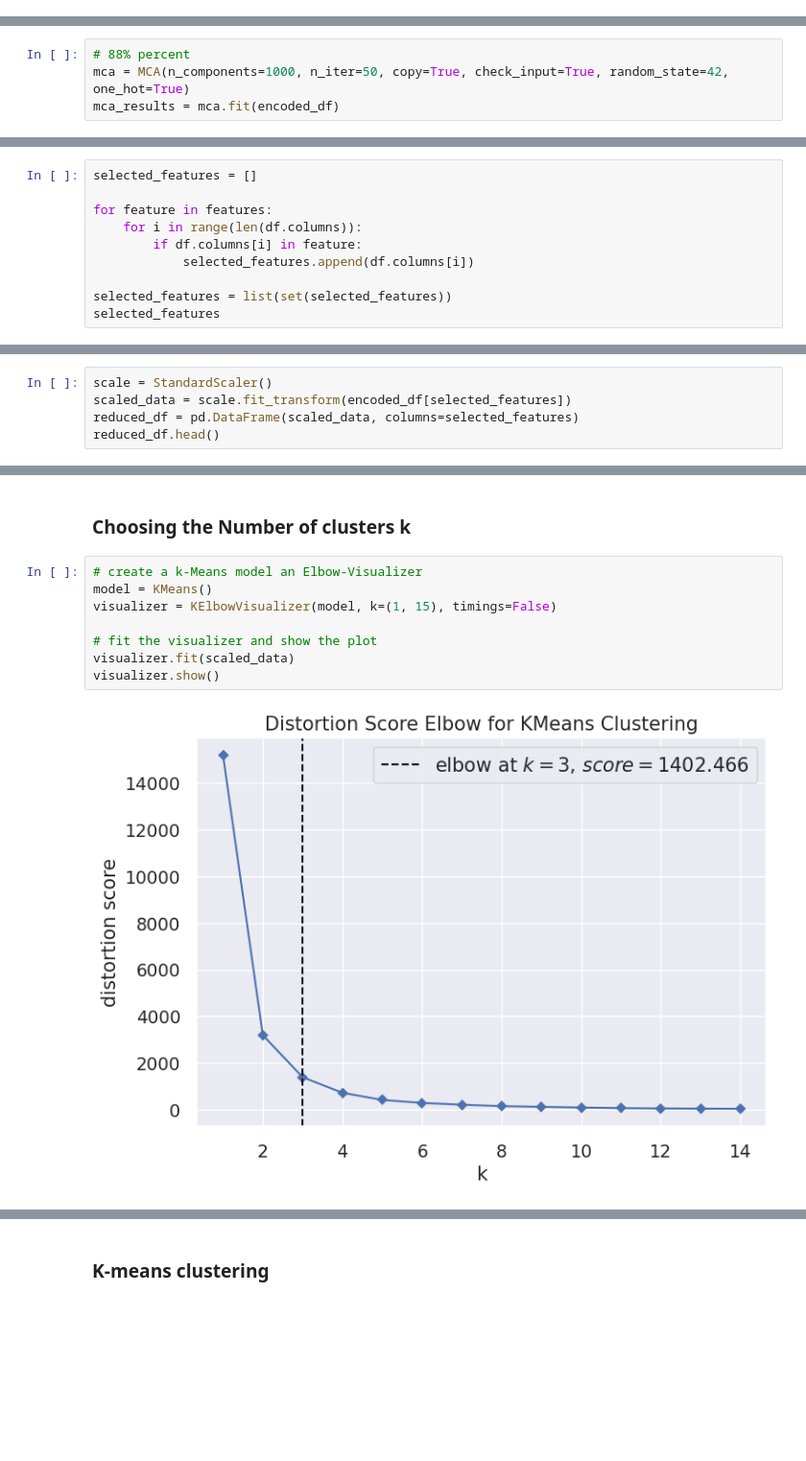
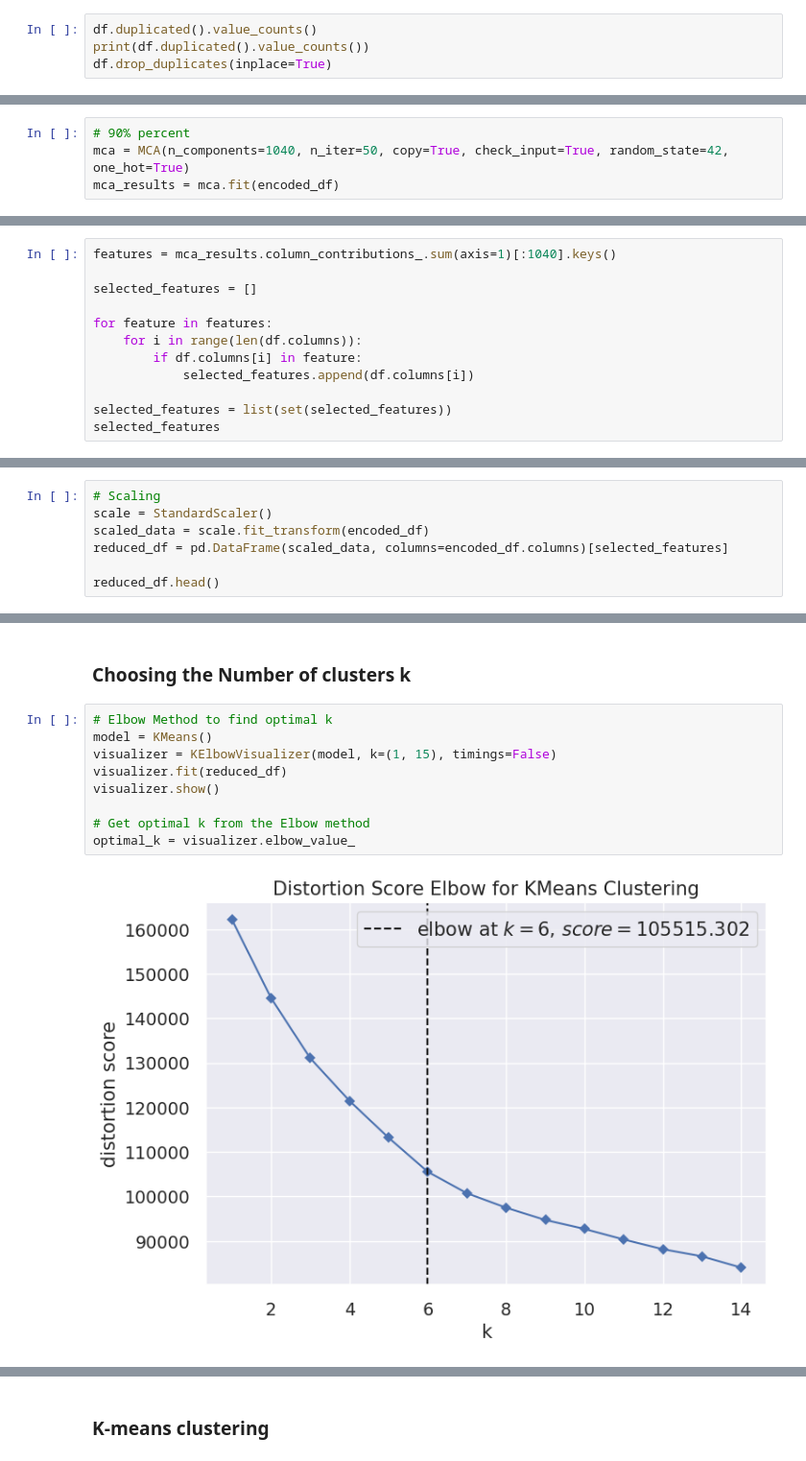
Before and after one commit to fatimagulomova/iu-projects, a Jupyter notebook: DLBDSMLUSL/task-2-policy-equity.ipynb, the cells around one changed output, grey strips where cells are left out. Shown at 96% size. Saved outputs shown, nothing was run; the diff lists cells and outputs as text; blank space fills up the shorter version.

```diff
--- a/DLBDSMLUSL/task-2-policy-equity.ipynb
+++ b/DLBDSMLUSL/task-2-policy-equity.ipynb
@@ -442,0 +443,4 @@ df.shape
+# %%
+df.duplicated().value_counts()
+print(df.duplicated().value_counts())
+df.drop_duplicates(inplace=True)
@@ -777,8 +785,8 @@ plt.show()
 # %% [markdown]
 # Step 3: Dimensionality Reduction
 # %%
-# 88% percent
-mca = MCA(n_components=1000, n_iter=50, copy=True, check_input=True, random_state=42, one_hot=True)
+# 90% percent
+mca = MCA(n_components=1040, n_iter=50, copy=True, check_input=True, random_state=42, one_hot=True)
 mca_results = mca.fit(encoded_df)
 # %%
 mca_results.eigenvalues_summary
@@ -802,4 +808,6 @@ features = mca_results.column_contributions_.sum(axis=1).sort_values(ascending=F
 # %%
+features = mca_results.column_contributions_.sum(axis=1)[:1040].keys()
+
 selected_features = []
 
 for feature in features:
@@ -814,6 +832,8 @@ selected_features
 # %%
+# Scaling
 scale = StandardScaler()
-scaled_data = scale.fit_transform(encoded_df[selected_features])
-reduced_df = pd.DataFrame(scaled_data, columns=selected_features)
+scaled_data = scale.fit_transform(encoded_df)
+reduced_df = pd.DataFrame(scaled_data, columns=encoded_df.columns)[selected_features]
+
 reduced_df.head()
 # %% [output]
@@ -828,12 +848,13 @@ reduced_df.head()
 # %% [markdown]
 ### Choosing the Number of clusters k
 # %%
-# create a k-Means model an Elbow-Visualizer
+# Elbow Method to find optimal k
 model = KMeans()
 visualizer = KElbowVisualizer(model, k=(1, 15), timings=False)
+visualizer.fit(reduced_df)
+visualizer.show()
 
-# fit the visualizer and show the plot
-visualizer.fit(scaled_data)
-visualizer.show()
+# Get optimal k from the Elbow method
+optimal_k = visualizer.elbow_value_
 # %% [output]
-[figure, old version]
+[figure, new version]
```
Also changed, not shown: parts of 43 cells of this notebook.
